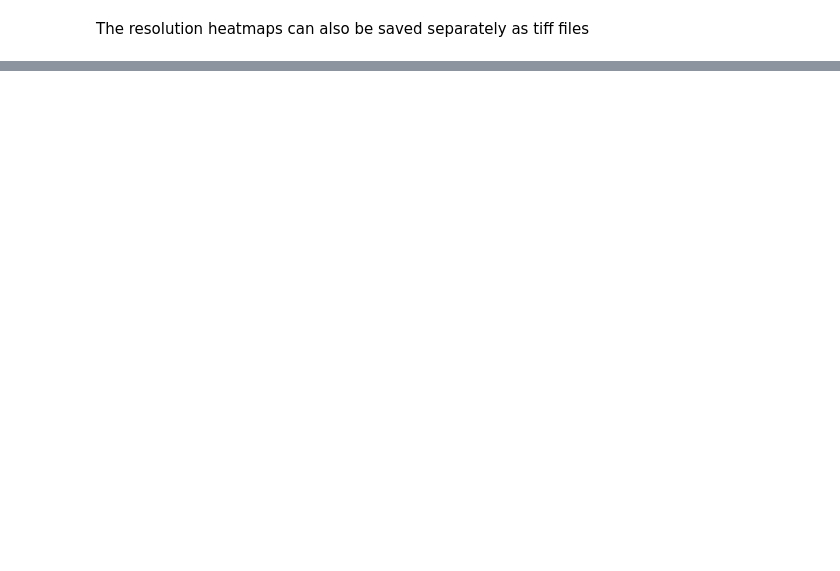
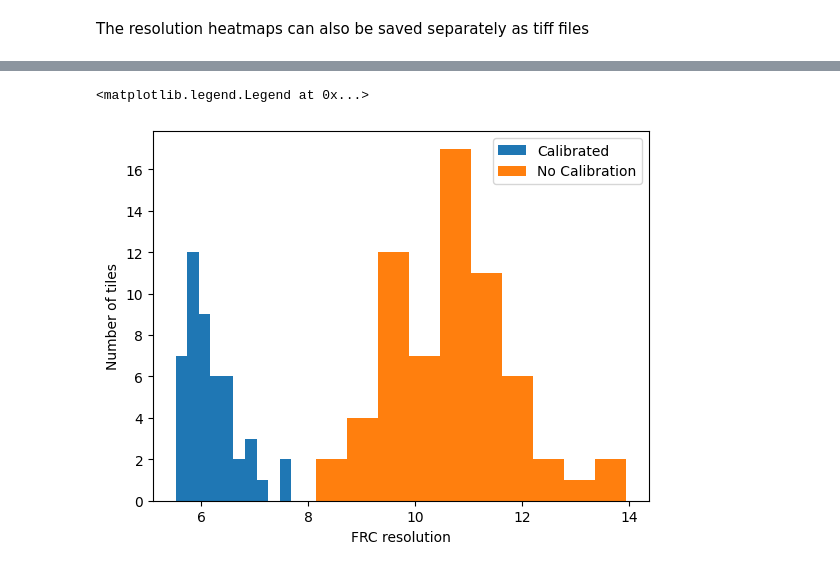
Before and after one commit to rosalindfranklininstitute/quoll, a Jupyter notebook: examples/oneimage_FRC.ipynb, the cells around one changed output, grey strips where cells are left out. Saved outputs shown, nothing was run; the diff lists cells and outputs as text; code cells hidden in the pictures; blank space fills up the shorter version.

Commit message:
Add example of custom calibration function

```diff
--- a/examples/oneimage_FRC.ipynb
+++ b/examples/oneimage_FRC.ipynb
@@ -137,0 +133,22 @@ tifffile.imwrite(
+# %%
+def calibration_func(frequencies: list) -> list:
+    """Test calibration function (the one used in miplib)
+
+    Args:
+        frequences (list): x-values in the FRC curve for subsampled image
+
+    Returns:
+        list: x-values in FRC curve after calibration to match two-image FRC
+    """
+
+    correction = 0.95988146 * np.exp(13.90441896 * (np.array(frequencies) - 0.97979108)) + 0.55146136
+    corrected_frequencies = frequencies / correction
+    return corrected_frequencies
+
+cal_results_df = oneimg.calc_local_frc(
+    Image=QuollImg,
+    tile_size=256,
+    calibration_func=calibration_func
+)
+
+cal_results_df.describe()
@@ -137,0 +165,10 @@ tifffile.imwrite(
+# %%
+plt.figure()
+plt.hist(cal_results_df.Resolution, label="Calibrated")
+plt.hist(results_df.Resolution, label="No Calibration")
+plt.ylabel("Number of tiles")
+plt.xlabel("FRC resolution")
+plt.legend()
+# %% [output]
+<matplotlib.legend.Legend at 0x...>
+[figure, added]
```
Also changed, not shown: parts of 9 cells of this notebook.
